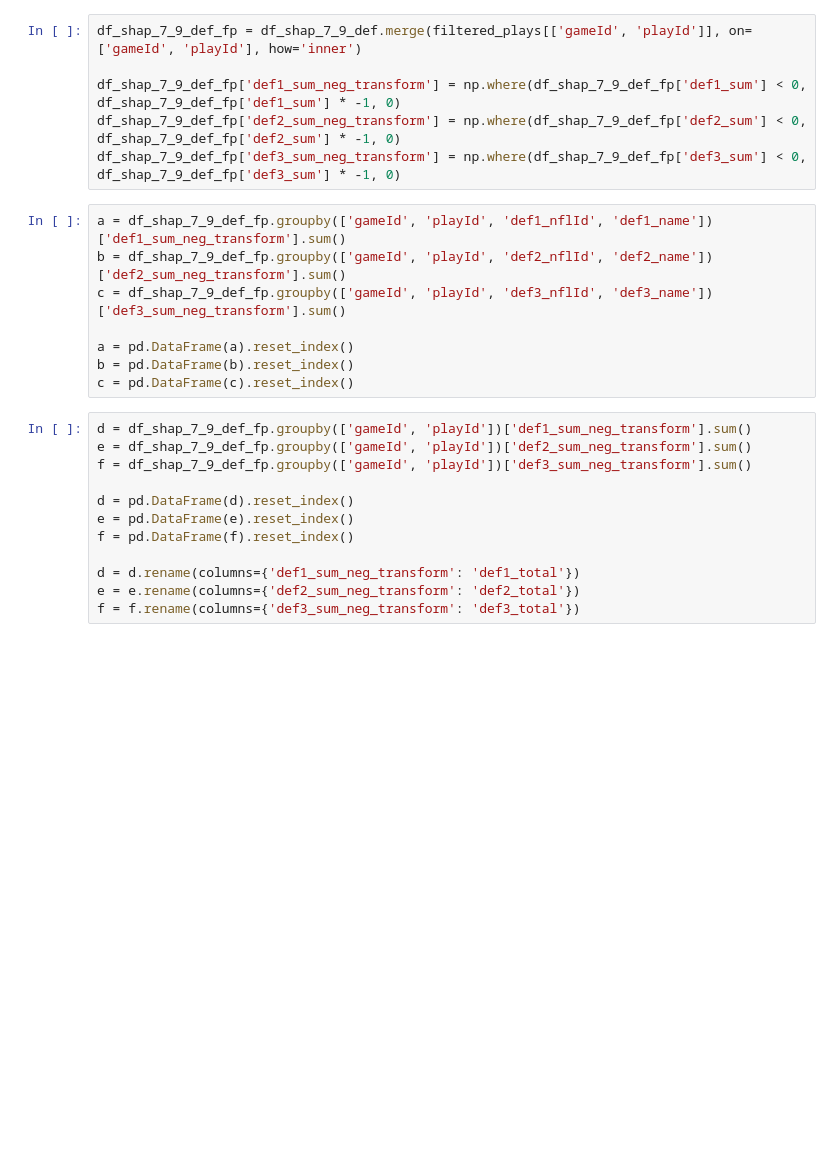
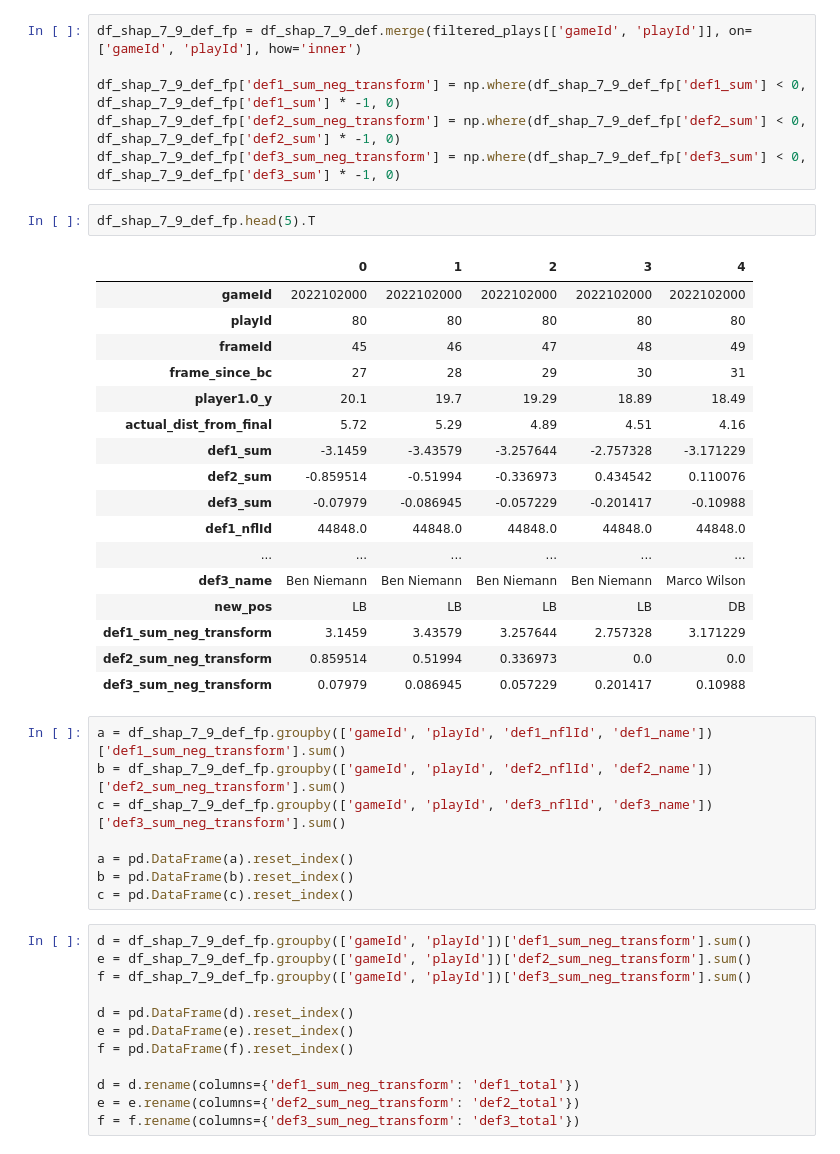
Before and after one commit to ricdurh/NFL_BigDataBowl_2024, a Jupyter notebook: Tackling_Data.ipynb, the cells around one changed output. Saved outputs shown, nothing was run; the diff lists cells and outputs as text; blank space fills up the shorter version.

```diff
--- a/Tackling_Data.ipynb
+++ b/Tackling_Data.ipynb
@@ -126,6 +164,26 @@ df_shap_7_9_def_fp = df_shap_7_9_def.merge(filtered_plays[['gameId', 'playId']],
 df_shap_7_9_def_fp['def1_sum_neg_transform'] = np.where(df_shap_7_9_def_fp['def1_sum'] < 0, df_shap_7_9_def_fp['def1_sum'] * -1, 0)
 df_shap_7_9_def_fp['def2_sum_neg_transform'] = np.where(df_shap_7_9_def_fp['def2_sum'] < 0, df_shap_7_9_def_fp['def2_sum'] * -1, 0)
 df_shap_7_9_def_fp['def3_sum_neg_transform'] = np.where(df_shap_7_9_def_fp['def3_sum'] < 0, df_shap_7_9_def_fp['def3_sum'] * -1, 0)
+# %%
+df_shap_7_9_def_fp.head(5).T
+# %% [output]
+|  | 0 | 1 | 2 | 3 | 4 |
+| gameId | 2022102000 | 2022102000 | 2022102000 | 2022102000 | 2022102000 |
+| playId | 80 | 80 | 80 | 80 | 80 |
+| frameId | 45 | 46 | 47 | 48 | 49 |
+| frame_since_bc | 27 | 28 | 29 | 30 | 31 |
+| player1.0_y | 20.1 | 19.7 | 19.29 | 18.89 | 18.49 |
+| actual_dist_from_final | 5.72 | 5.29 | 4.89 | 4.51 | 4.16 |
+| def1_sum | -3.1459 | -3.43579 | -3.257644 | -2.757328 | -3.171229 |
+| def2_sum | -0.859514 | -0.51994 | -0.336973 | 0.434542 | 0.110076 |
+| def3_sum | -0.07979 | -0.086945 | -0.057229 | -0.201417 | -0.10988 |
+| def1_nflId | 44848.0 | 44848.0 | 44848.0 | 44848.0 | 44848.0 |
+| ... | ... | ... | ... | ... | ... |
+| def3_name | Ben Niemann | Ben Niemann | Ben Niemann | Ben Niemann | Marco Wilson |
+| new_pos | LB | LB | LB | LB | DB |
+| def1_sum_neg_transform | 3.1459 | 3.43579 | 3.257644 | 2.757328 | 3.171229 |
+| def2_sum_neg_transform | 0.859514 | 0.51994 | 0.336973 | 0.0 | 0.0 |
+| def3_sum_neg_transform | 0.07979 | 0.086945 | 0.057229 | 0.201417 | 0.10988 |
 # %%
 a = df_shap_7_9_def_fp.groupby(['gameId', 'playId', 'def1_nflId', 'def1_name'])['def1_sum_neg_transform'].sum()
 b = df_shap_7_9_def_fp.groupby(['gameId', 'playId', 'def2_nflId', 'def2_name'])['def2_sum_neg_transform'].sum()
```
Also changed, not shown: parts of 14 cells of this notebook.
